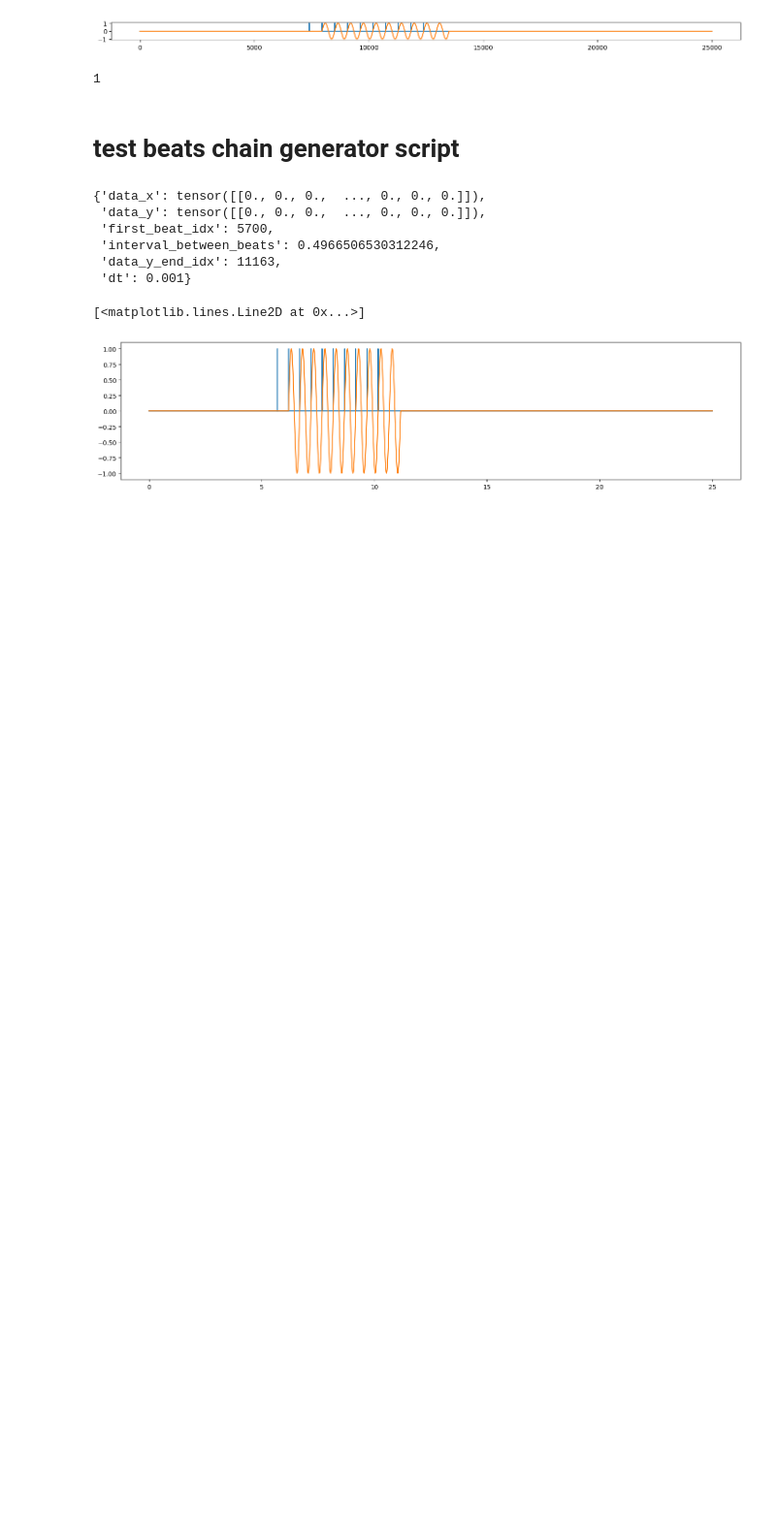
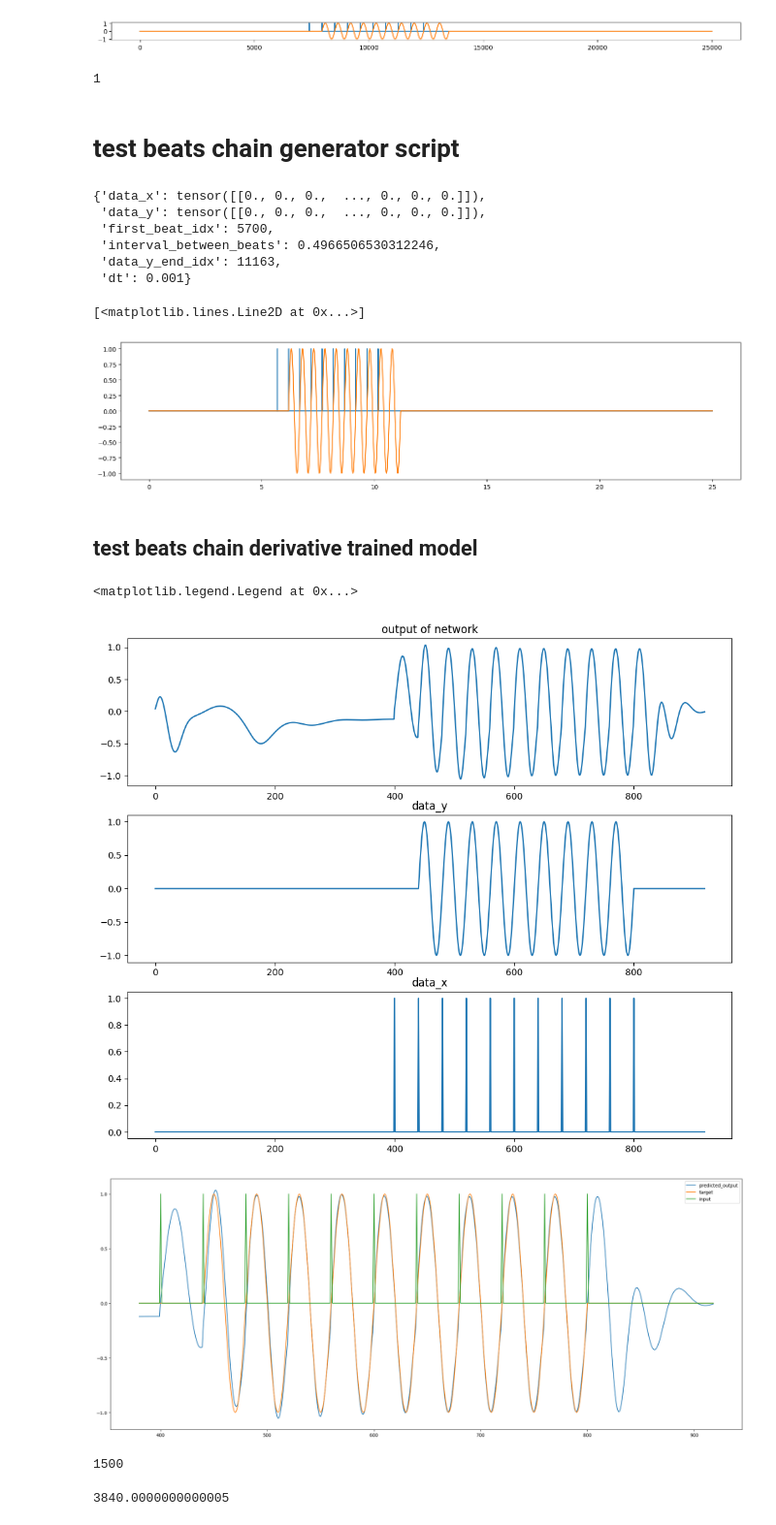
Before and after one commit to mtnusf97/CTRNN, a Jupyter notebook: helper_notebook.ipynb, the cells around one changed output. Shown at 97% size. Drawn from its saved outputs; the diff is of its cells as text; code cells hidden in the pictures; blank space fills up the shorter version.

```diff
--- a/helper_notebook.ipynb
+++ b/helper_notebook.ipynb
@@ -563,3 +563,76 @@ plt.plot(x_range, torch.flatten(data[0]['data_y']))
 # %% [output]
 [<matplotlib.lines.Line2D at 0x...>]
 [figure]
+# %% [markdown]
+## test beats chain derivative trained model
+# %%
+# data
+data_duration = 35
+dt  = 0.01
+f_beat_time = 4
+interval = 0.4
+n_of_targets = 10
+n_of_beats = 11
+target_shape = 'full_sine'
+data_x, data_y, first_beat_idx, _, _ = beats_chain_forced_generator(number_of_beats=n_of_beats,
+                                                                    number_of_targets=n_of_targets,
+                                                                    target_starts_from_beat=2,
+                                                                    target_shape=target_shape,
+                                                                    data_duration=data_duration,
+                                                                    first_beat_time=f_beat_time,
+                                                                    interval=interval,
+                                                                    target_amplitude=1,
+                                                                    beats_amplitude=1,
+                                                                    dt=dt)
+
+
+# model
+from model.CTRNN import *
+from easydict import EasyDict as edict
+import yaml
+from utils.train_helper import load_model
+
+config_file_path = '/home/matin/McMaster/trimba/phd_codes/CTRNN/experiments/ctrnn_v2/beats_chain/CTRNN_beats_chain_full_sine_beatsn10_targetsn10_dt0.01_2023-Feb-13-00-20-33_2965118/config.yaml'
+config = edict(yaml.full_load(open(config_file_path, 'r')))
+config.device = 'cpu'
+model = CTRNN(config)
+model_file = os.path.join(config.save_dir, config.test.test_model_name)
+model_file = model_file.replace('/home/mtnusf97/projects/def-cannoj9/mtnusf97/CTRNN/', '')
+load_model(model, model_file, config.device)
+model.to(config.device)
+activations, hidden_states, outputs = model.init_activations_outputs(batch_size=1)
+outputs, activations, hidden_states = model.predict(data_x,
+                                                    activations.to(config.device),
+                                                    hidden_states.to(config.device),
+                                                    outputs)
+
+last_index = int((f_beat_time + (n_of_targets + 3) * interval) / dt)
+
+# plots
+len_data_points = int(data_duration * (1 / dt))
+x_range = np.arange(len_data_points)
+_, axs = plt.subplots(3, 1, figsize=(12,10))
+axs[0].plot(x_range[:last_index], outputs.detach().view(len_data_points)[:last_index])
+axs[0].set_title('output of network')
+axs[1].plot(x_range[:last_index], data_y.view(len_data_points)[:last_index])
+axs[1].set_title('data_y')
+axs[2].plot(x_range[:last_index], data_x.view(len_data_points)[:last_index])
+axs[2].set_title('data_x')
+
+plt.figure(figsize=(25, 10))
+plt.plot(x_range[380:last_index], outputs.detach().view(len_data_points)[380:last_index], label='predicted_output')
+plt.plot(x_range[380:last_index], data_y.view(len_data_points)[380:last_index], label='target')
+plt.plot(x_range[380:last_index], data_x.view(len_data_points)[380:last_index], label='input')
+plt.legend()
+# %% [output]
+<matplotlib.legend.Legend at 0x...>
+[figure, added]
+[figure, added]
+# %%
+len(x_range[:1500])
+# %% [output]
+1500
+# %%
+last_index
+# %% [output]
+3840.0000000000005
```
Also changed, not shown: 2 other files.
